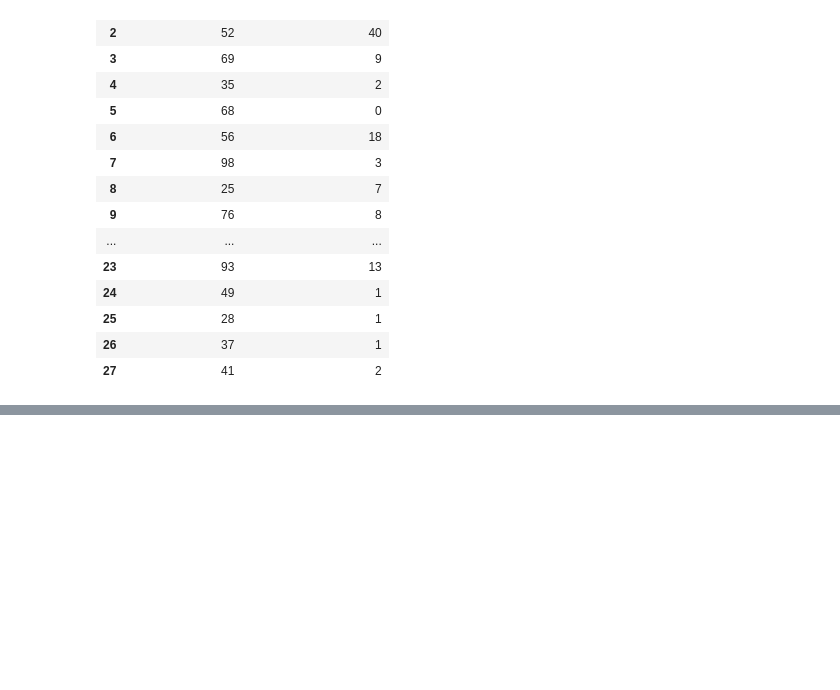
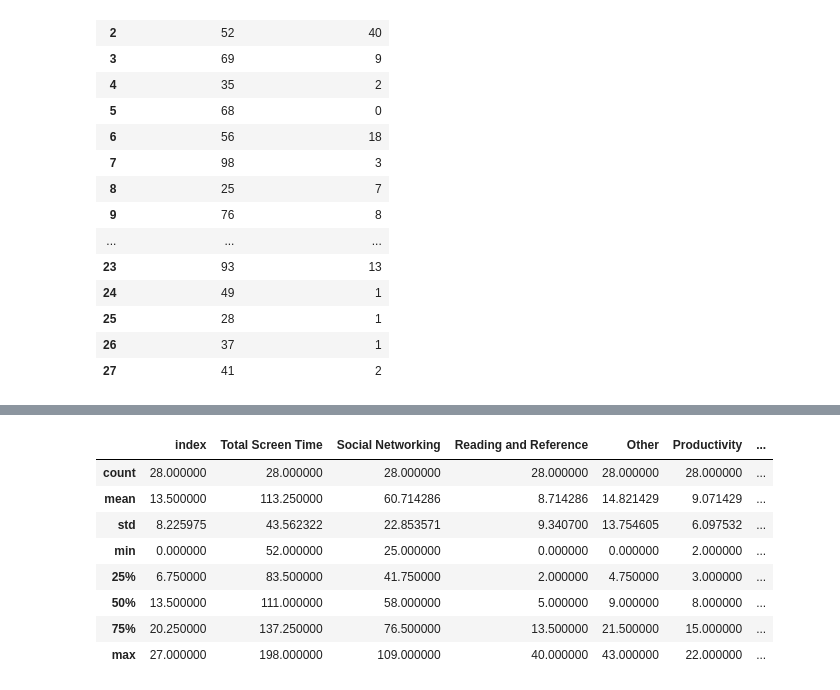
Before and after one commit to FarhanBinShafiq/machine_learning, a Jupyter notebook: pandas/Untitled.ipynb, the cells around one changed output, grey strips where cells are left out. Drawn from its saved outputs; the diff is of its cells as text; code cells hidden in the pictures; blank space fills up the shorter version.

```diff
--- a/pandas/Untitled.ipynb
+++ b/pandas/Untitled.ipynb
@@ -187,0 +209,13 @@ csv_read[['Social Networking' ,'Reading and Reference' ]]
+# %%
+#Statistical Analysis
+csv_read.describe()
+# %% [output]
+|  | index | Total Screen Time | Social Networking | Reading and Reference | Other | Productivity | ... |
+| count | 28.000000 | 28.000000 | 28.000000 | 28.000000 | 28.000000 | 28.000000 | ... |
+| mean | 13.500000 | 113.250000 | 60.714286 | 8.714286 | 14.821429 | 9.071429 | ... |
+| std | 8.225975 | 43.562322 | 22.853571 | 9.340700 | 13.754605 | 6.097532 | ... |
+| min | 0.000000 | 52.000000 | 25.000000 | 0.000000 | 0.000000 | 2.000000 | ... |
+| 25% | 6.750000 | 83.500000 | 41.750000 | 2.000000 | 4.750000 | 3.000000 | ... |
+| 50% | 13.500000 | 111.000000 | 58.000000 | 5.000000 | 9.000000 | 8.000000 | ... |
+| 75% | 20.250000 | 137.250000 | 76.500000 | 13.500000 | 21.500000 | 15.000000 | ... |
+| max | 27.000000 | 198.000000 | 109.000000 | 40.000000 | 43.000000 | 22.000000 | ... |
```
Also changed, not shown: parts of 11 cells of this notebook.
